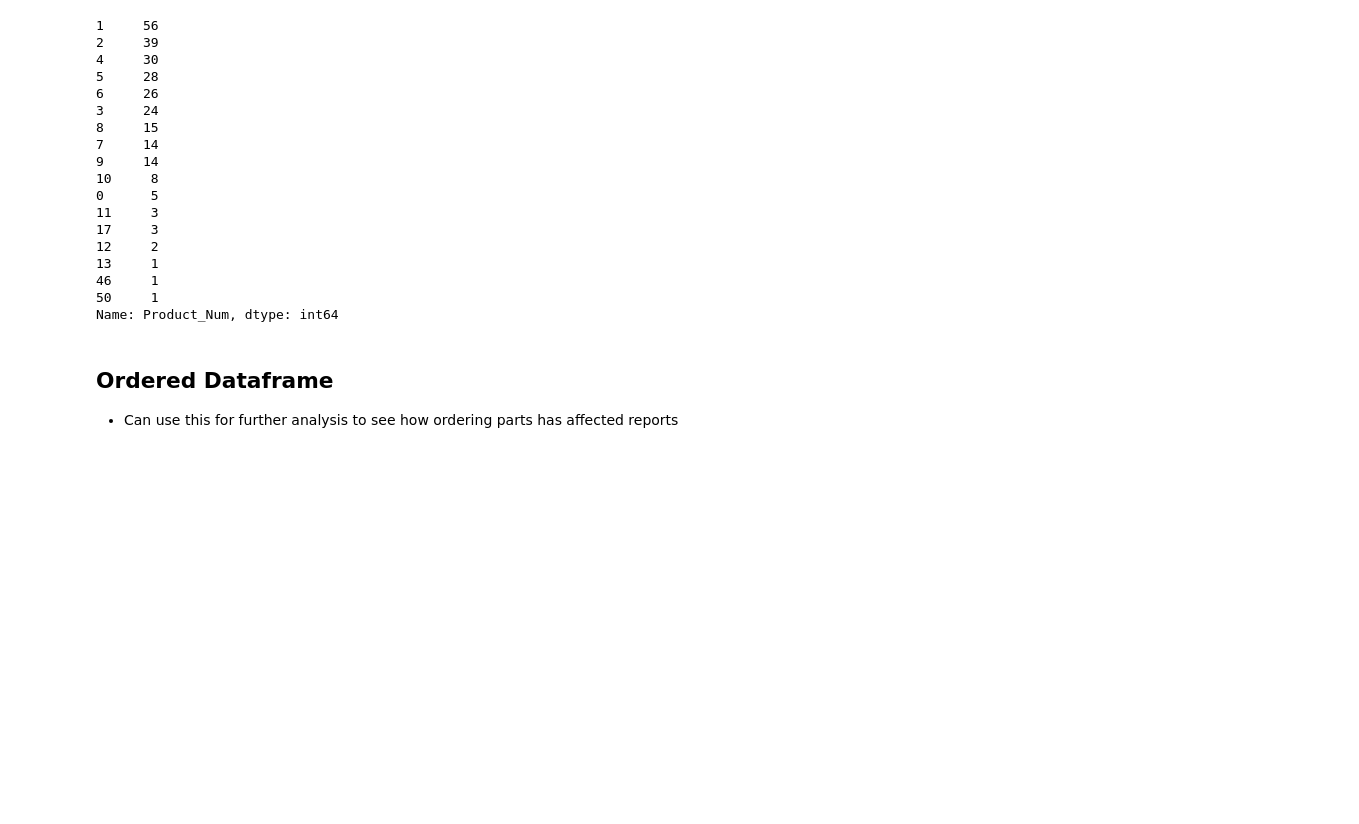
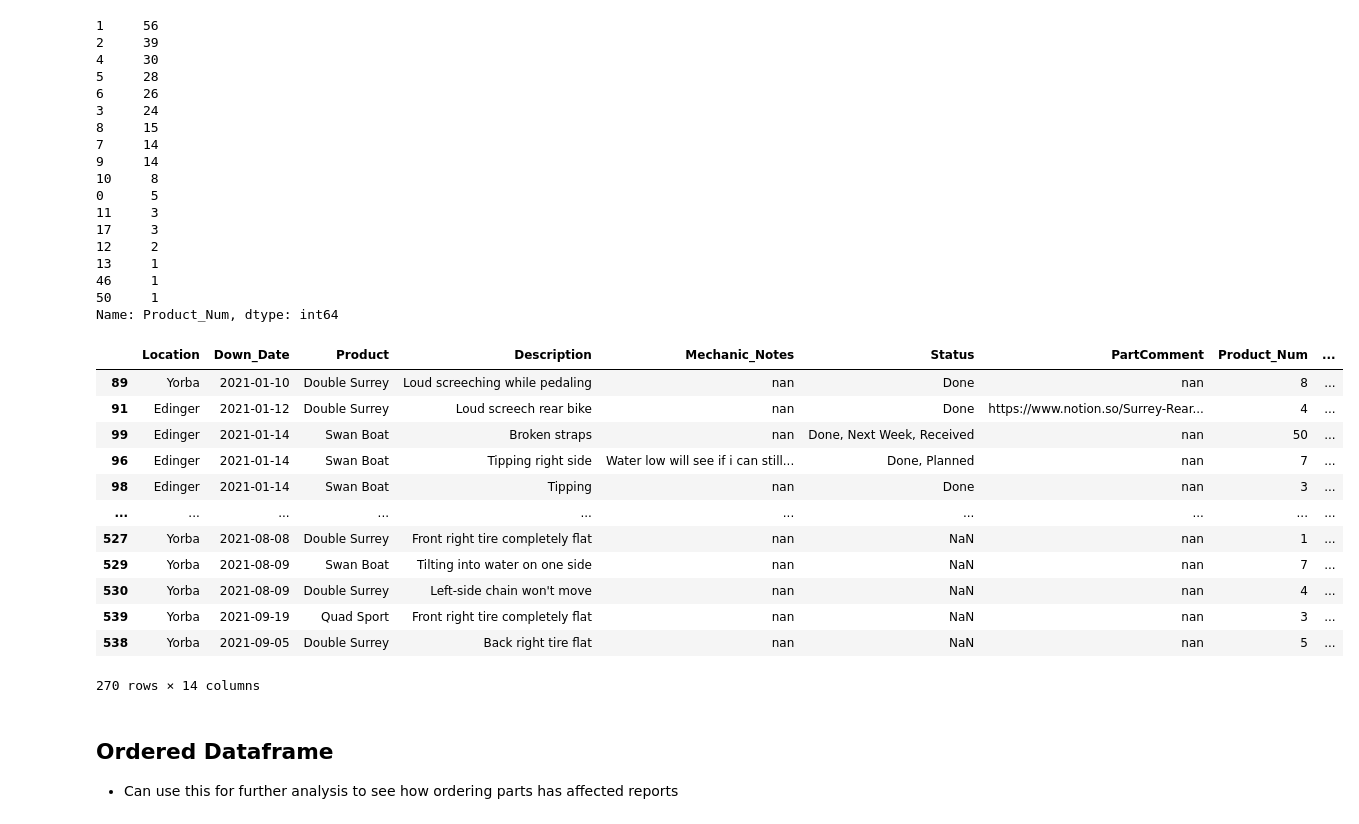
Before and after one commit to robertmounce/Python_Portfolio, a Jupyter notebook: wheel-fun-rentals-cleaning-and-basic-analysis.ipynb, the cells around one changed output. Drawn from its saved outputs; the diff is of its cells as text; code cells hidden in the pictures; blank space fills up the shorter version.

```diff
--- a/wheel-fun-rentals-cleaning-and-basic-analysis.ipynb
+++ b/wheel-fun-rentals-cleaning-and-basic-analysis.ipynb
@@ -623,6 +643,22 @@ df['Product_Num'].value_counts()
 Name: Product_Num, dtype: int64
 # %%
 unique_count = df['Product_Num'].nunique()
+# %%
+df
+# %% [output]
+|  | Location | Down_Date | Product | Description | Mechanic_Notes | Status | PartComment | Product_Num | ... |
+| 89 | Yorba | 2021-01-10 | Double Surrey | Loud screeching while pedaling | nan | Done | nan | 8 | ... |
+| 91 | Edinger | 2021-01-12 | Double Surrey | Loud screech rear bike | nan | Done | https://www.notion.so/Surrey-Rear... | 4 | ... |
+| 99 | Edinger | 2021-01-14 | Swan Boat | Broken straps | nan | Done, Next Week, Received | nan | 50 | ... |
+| 96 | Edinger | 2021-01-14 | Swan Boat | Tipping right side | Water low will see if i can still... | Done, Planned | nan | 7 | ... |
+| 98 | Edinger | 2021-01-14 | Swan Boat | Tipping | nan | Done | nan | 3 | ... |
+| ... | ... | ... | ... | ... | ... | ... | ... | ... | ... |
+| 527 | Yorba | 2021-08-08 | Double Surrey | Front right tire completely flat | nan | NaN | nan | 1 | ... |
+| 529 | Yorba | 2021-08-09 | Swan Boat | Tilting into water on one side | nan | NaN | nan | 7 | ... |
+| 530 | Yorba | 2021-08-09 | Double Surrey | Left-side chain won't move | nan | NaN | nan | 4 | ... |
+| 539 | Yorba | 2021-09-19 | Quad Sport | Front right tire completely flat | nan | NaN | nan | 3 | ... |
+| 538 | Yorba | 2021-09-05 | Double Surrey | Back right tire flat | nan | NaN | nan | 5 | ... |
+270 rows × 14 columns
 # %% [markdown]
 ## Ordered Dataframe
 - Can use this for further analysis to see how ordering parts has affected reports
```
Also changed, not shown: parts of 17 cells of this notebook.
